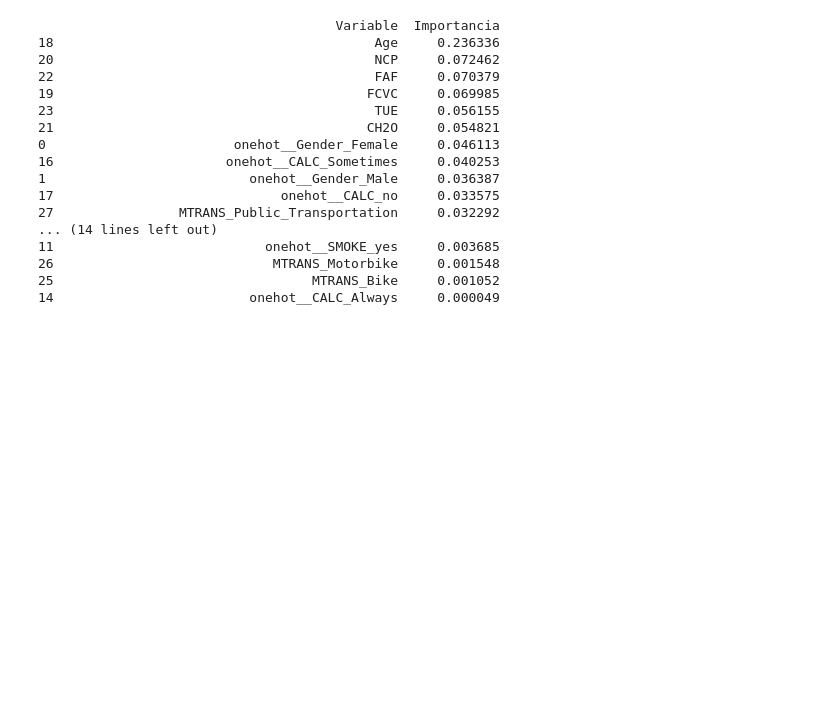
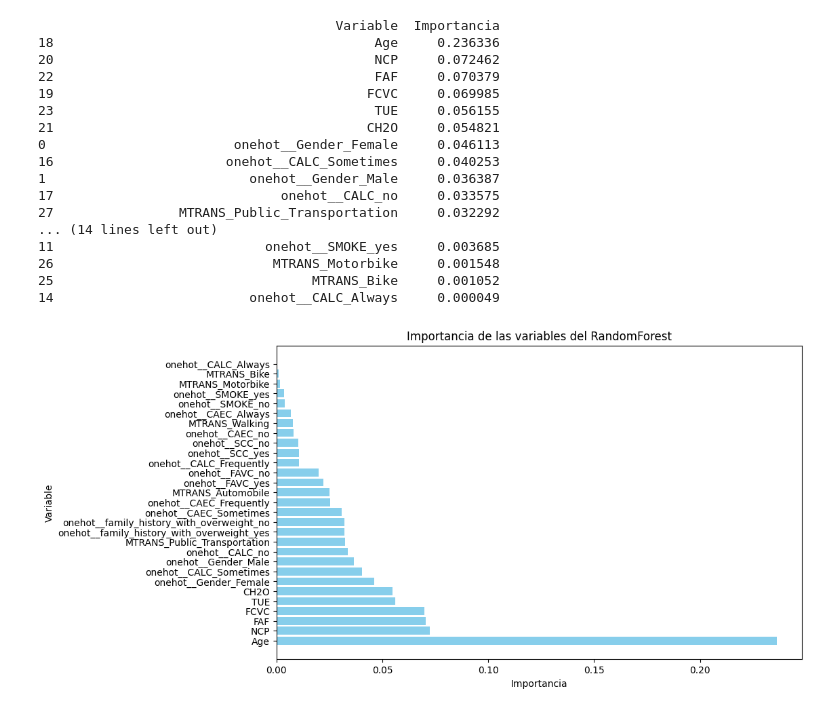
Before and after one commit to srodriguezc91/Proyecto_final_ML_V1, a Jupyter notebook: Código/2_aprendizaje_supervisado.ipynb, the cells around one changed output. Cells and saved outputs as stored; diff of their text form; code cells hidden in the pictures; blank space fills up the shorter version.

```diff
--- a/Código/2_aprendizaje_supervisado.ipynb
+++ b/Código/2_aprendizaje_supervisado.ipynb
@@ -289,3 +302,19 @@ print(df_importancias)
 26                            MTRANS_Motorbike     0.001548
 25                                 MTRANS_Bike     0.001052
 14                         onehot__CALC_Always     0.000049
+# %%
+# Crear la figura y los ejes
+plt.figure(figsize=(10, 6))
+
+# Graficar las importancias de las variables
+plt.barh(df_importancias['Variable'], df_importancias['Importancia'], color='skyblue')
+
+# Agregar etiquetas y título
+plt.xlabel('Importancia')
+plt.ylabel('Variable')
+plt.title('Importancia de las variables del RandomForest')
+
+# Mostrar la gráfica
+plt.show()
+# %% [output]
+[figure, added]
```
Also changed, not shown: parts of 2 cells of this notebook, 1 other file.
